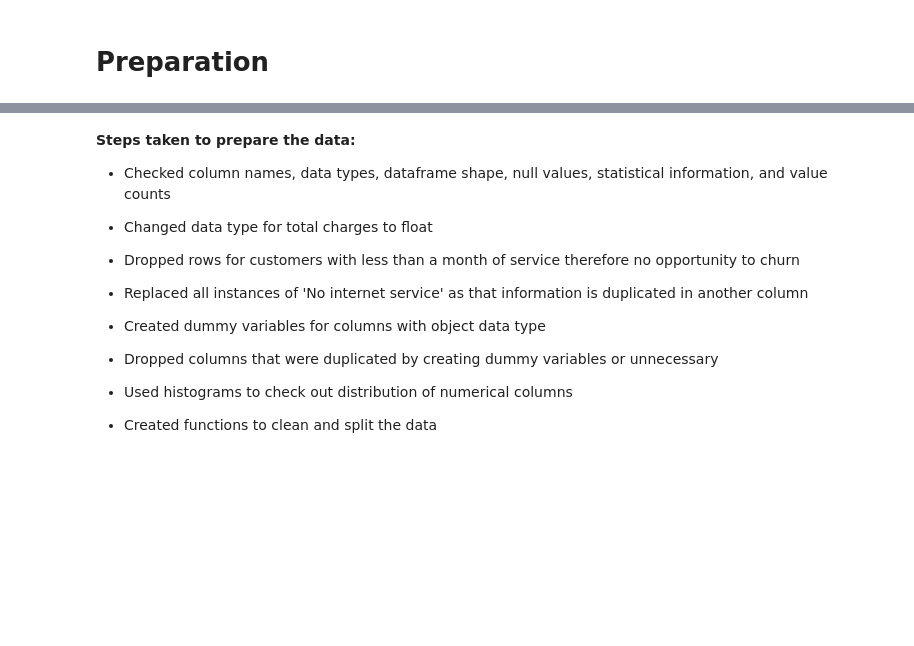
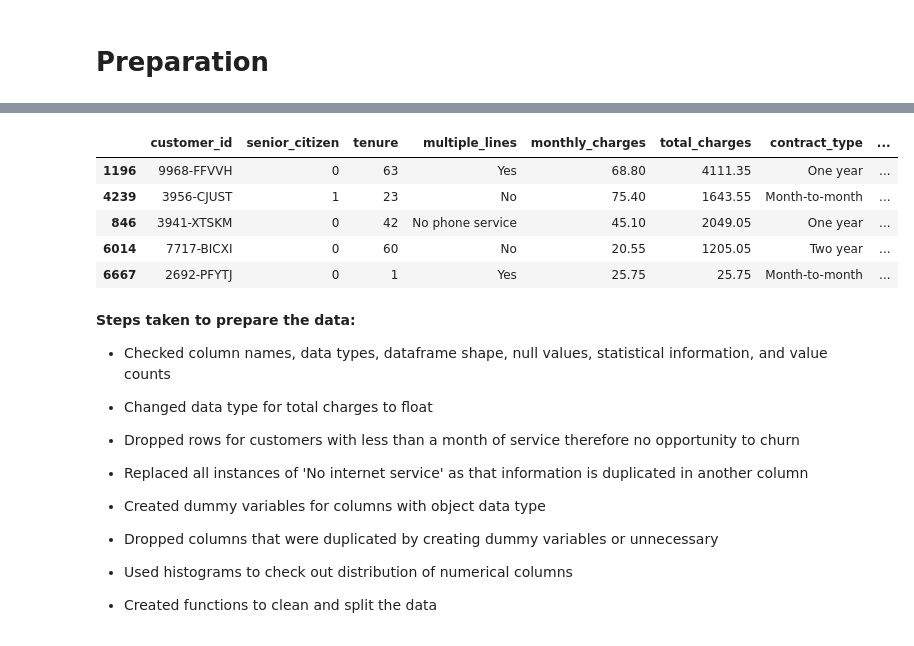
Before and after one commit to lainslie-18/telco_classification_project, a Jupyter notebook: telco_classification_project_draft.ipynb, the cells around one changed output, grey strips where cells are left out. Saved outputs shown, nothing was run; the diff lists cells and outputs as text; code cells hidden in the pictures; blank space fills up the shorter version.

```diff
--- a/telco_classification_project_draft.ipynb
+++ b/telco_classification_project_draft.ipynb
@@ -304,3 +194,13 @@ train.head()
+# %%
+train, validate, test = prepare.prep_telco_data(df)
+train.head()
+# %% [output]
+|  | customer_id | senior_citizen | tenure | multiple_lines | monthly_charges | total_charges | contract_type | ... |
+| 1196 | 9968-FFVVH | 0 | 63 | Yes | 68.80 | 4111.35 | One year | ... |
+| 4239 | 3956-CJUST | 1 | 23 | No | 75.40 | 1643.55 | Month-to-month | ... |
+| 846 | 3941-XTSKM | 0 | 42 | No phone service | 45.10 | 2049.05 | One year | ... |
+| 6014 | 7717-BICXI | 0 | 60 | No | 20.55 | 1205.05 | Two year | ... |
+| 6667 | 2692-PFYTJ | 0 | 1 | Yes | 25.75 | 25.75 | Month-to-month | ... |
 # %% [markdown]
 **Steps taken to prepare the data:**
 
```
Also changed, not shown: parts of 61 cells of this notebook, 3 other files.
